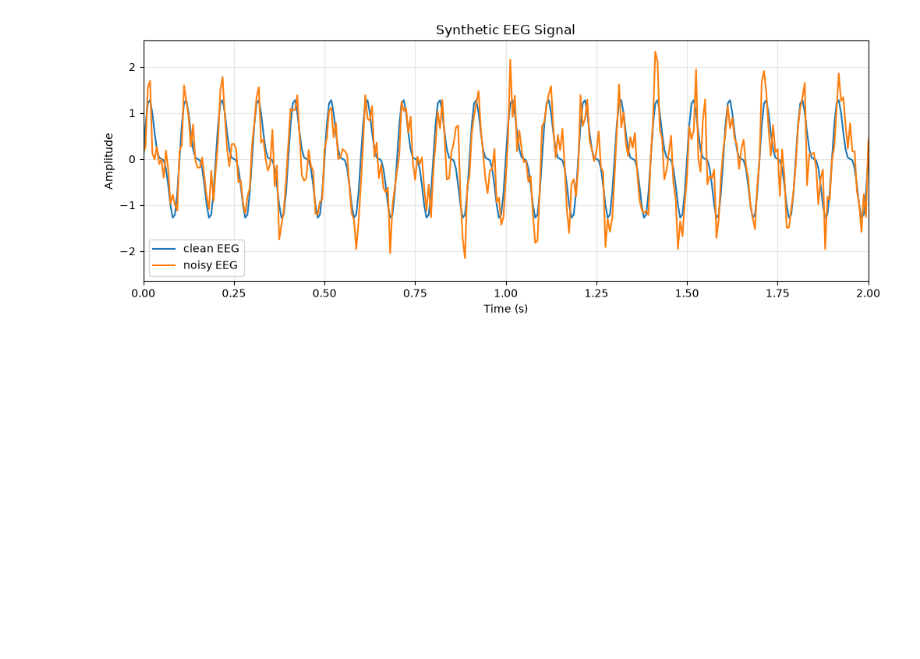
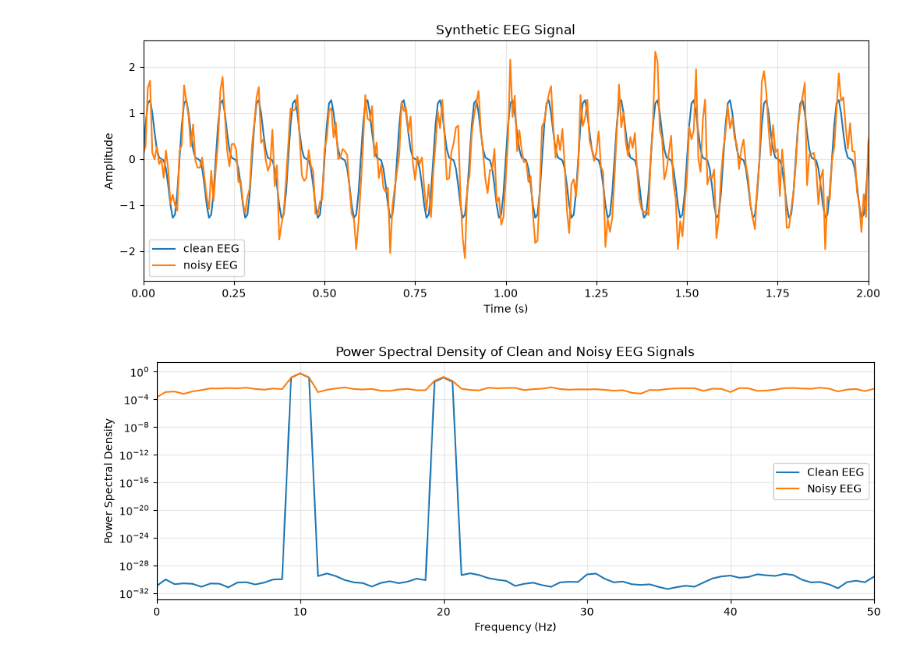
Before and after one commit to shovo896/RL_AAUB, a Jupyter notebook: signal_processing/class_4.ipynb, the cells around one changed output. Cells and saved outputs as stored; diff of their text form; code cells hidden in the pictures; blank space fills up the shorter version.

```diff
--- a/signal_processing/class_4.ipynb
+++ b/signal_processing/class_4.ipynb
@@ -122,5 +122,18 @@ plt.show()
 # %% [output]
 [figure]
 # %%
-freuency,psd_clean=welch(synthetic_eeg,fs=fs,nperseg=256)
-_,psd
+frequency, psd_clean = welch(synthetic_eeg, fs=fs, nperseg=256)
+_, psd_noisy = welch(synthetic_noisy, fs=fs, nperseg=256)
+
+plt.figure(figsize=(12, 4))
+plt.semilogy(frequency, psd_clean, label='Clean EEG')
+plt.semilogy(frequency, psd_noisy, label='Noisy EEG')
+plt.xlim(0, 50)
+plt.xlabel('Frequency (Hz)')
+plt.ylabel('Power Spectral Density')
+plt.title('Power Spectral Density of Clean and Noisy EEG Signals')
+plt.grid(alpha=0.3)
+plt.legend()
+plt.show()
+# %% [output]
+[figure, added]
```
